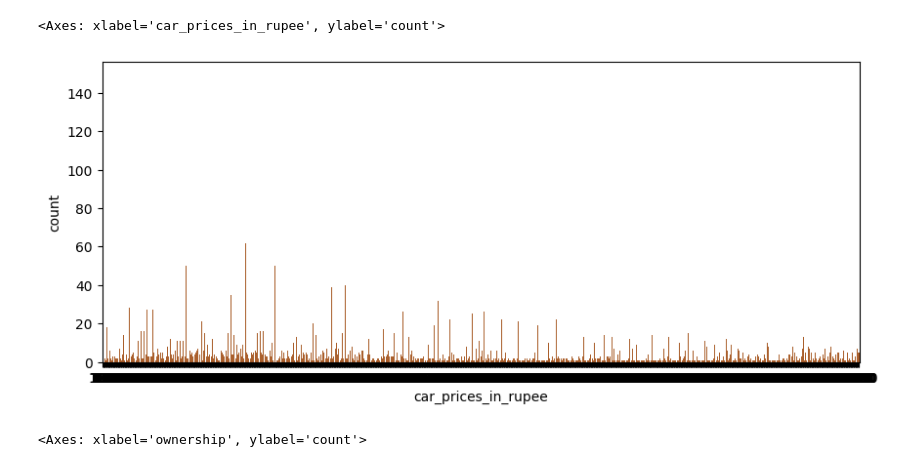
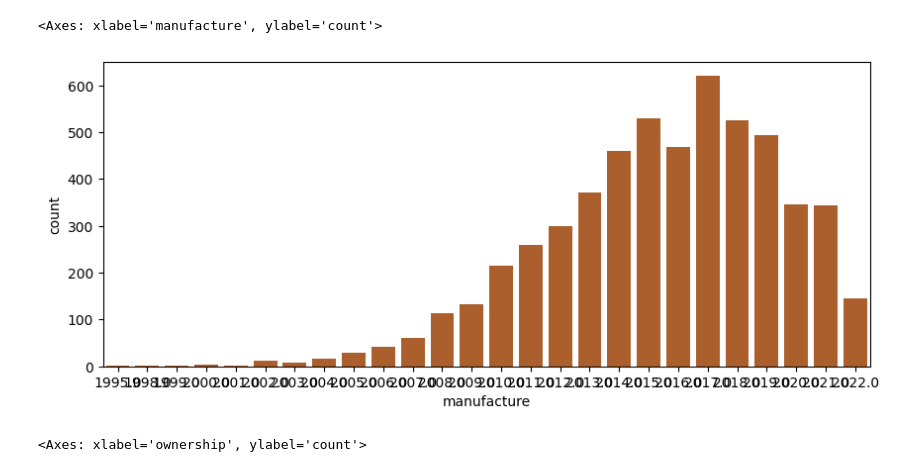
Before and after one commit to Saurabh-Rana17/Python-DSPL, a Jupyter notebook: exp2.ipynb, the cells around one changed output. Drawn from its saved outputs; the diff is of its cells as text; code cells hidden in the pictures.

```diff
--- a/exp2.ipynb
+++ b/exp2.ipynb
@@ -17,12 +17,12 @@ Figure(1000x400)
 # %%
 #Visualizing by stream
 plt.figure(figsize = (10, 4), dpi = 100)
 color_palette = sns.color_palette("Accent_r")
 sns.set_palette(color_palette)
-sns.countplot(x = "car_prices_in_rupee", data = df2)
+sns.countplot(x = "manufacture", data = df2)
 # %% [output]
-<Axes: xlabel='car_prices_in_rupee', ylabel='count'>
+<Axes: xlabel='manufacture', ylabel='count'>
-[figure, old version]
+[figure, new version]
 # %%
 #Count of internships done by students
 plt.figure(figsize = (10, 4), dpi = 100)
```
Also changed, not shown: parts of 2 cells of this notebook.
